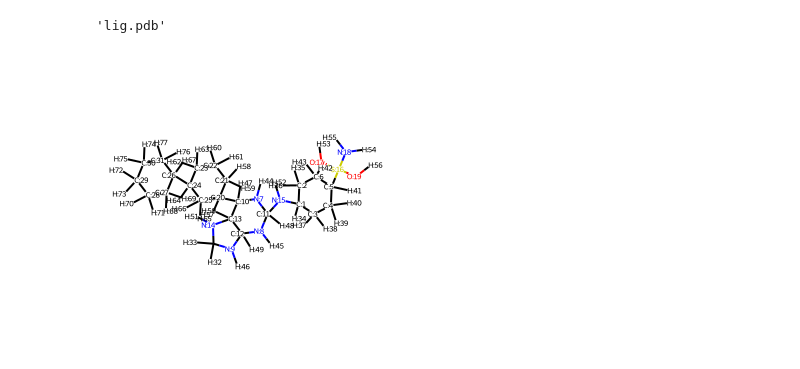
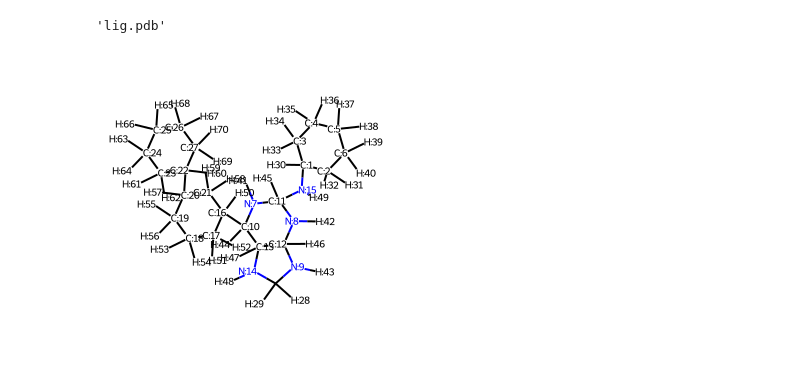
Before and after one commit to cole-group/FEgrow, a Jupyter notebook: rgroups.ipynb, the cells around one changed output. Cells and saved outputs as stored; diff of their text form; code cells hidden in the pictures.

```diff
--- a/rgroups.ipynb
+++ b/rgroups.ipynb
@@ -19,13 +19,13 @@ prody.writePDB('lig.pdb', mol)
 'lig.pdb'
 # %%
 # load the ligand
-init_mol = Chem.MolFromPDBFile('lig.pdb')
+init_mol = Chem.MolFromPDBFile('lig_nos.pdb')
 init_mol = Chem.AddHs(init_mol, addCoords=True)
 
 # select the atom to be replaced with the R group
 Draw.MolToImage(rep2D(init_mol))
 # %% [output]
-[figure, old version]
+[figure, new version]
 # %%
 # load the R group
 R_group = Chem.MolFromMolFile('data/rgroups/molecules/alcohols/methanol-r.mol', removeHs=False)
```
Also changed, not shown: parts of 13 cells of this notebook.
